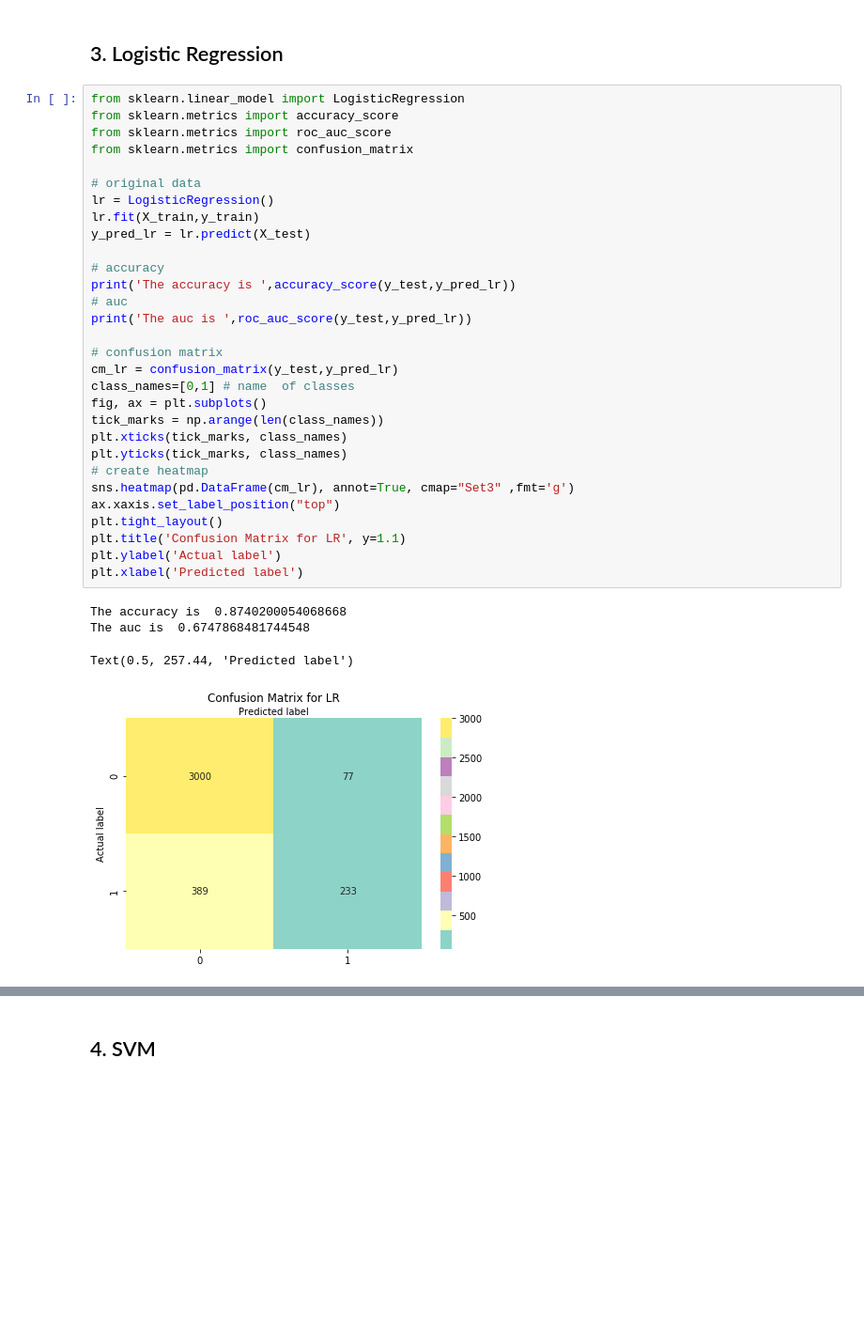
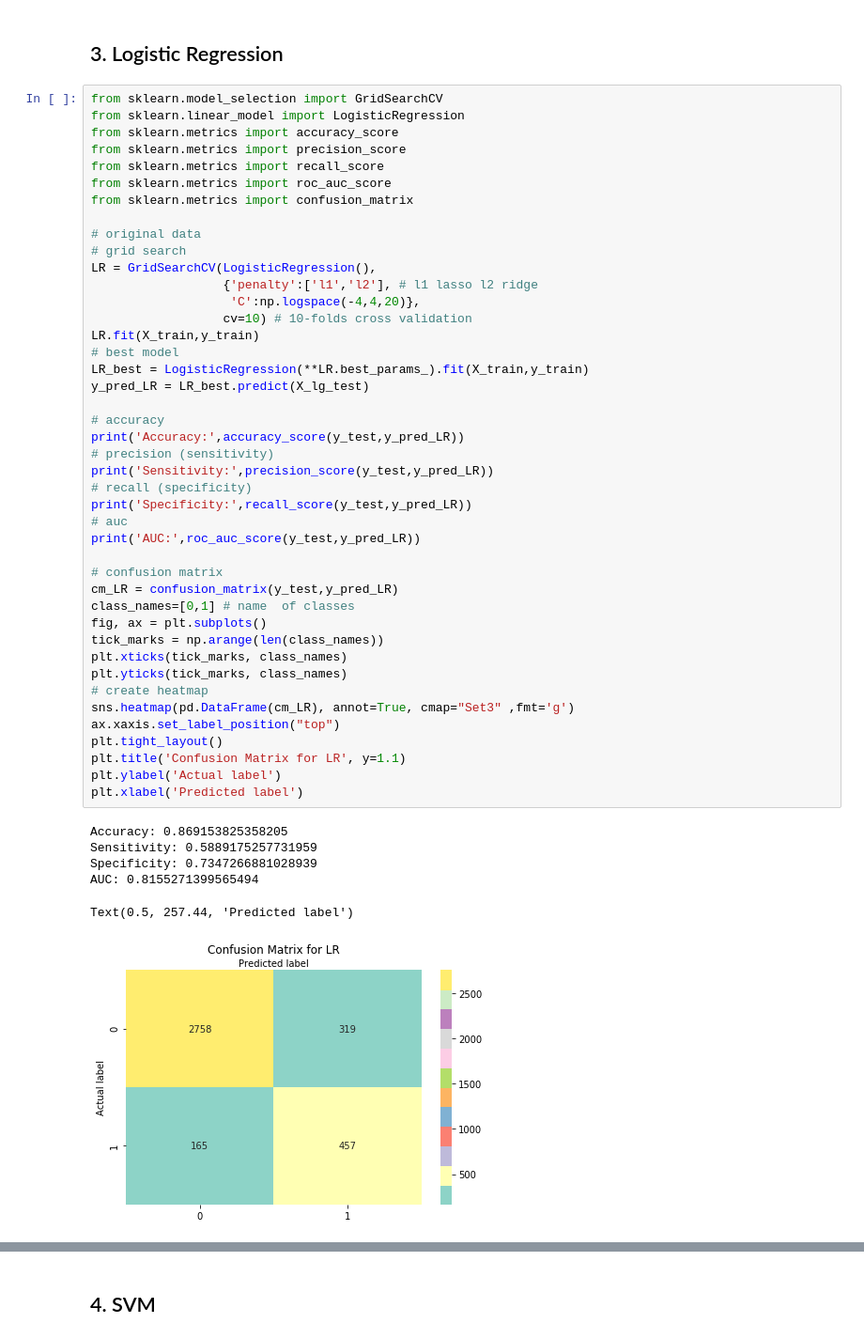
Before and after one commit to YingtianLIANG/APSTA-GE-2011-Proj2, a Jupyter notebook: APSTA-GE-2011-Proj2.ipynb, the cells around one changed output, grey strips where cells are left out. Shown at 94% size. Cells and saved outputs as stored; diff of their text form; blank space fills up the shorter version.

```diff
--- a/APSTA-GE-2011-Proj2.ipynb
+++ b/APSTA-GE-2011-Proj2.ipynb
@@ -342,39 +341,54 @@ X_lg_test = scaler.transform(X_lg_test)
 # %% [markdown]
 ## 3. Logistic Regression
 # %%
+from sklearn.model_selection import GridSearchCV
 from sklearn.linear_model import LogisticRegression
 from sklearn.metrics import accuracy_score
+from sklearn.metrics import precision_score
+from sklearn.metrics import recall_score
 from sklearn.metrics import roc_auc_score
 from sklearn.metrics import confusion_matrix
 
 # original data
-lr = LogisticRegression()
-lr.fit(X_train,y_train)
-y_pred_lr = lr.predict(X_test)
+# grid search
+LR = GridSearchCV(LogisticRegression(),
+                  {'penalty':['l1','l2'], # l1 lasso l2 ridge
+                   'C':np.logspace(-4,4,20)},
+                  cv=10) # 10-folds cross validation
+LR.fit(X_train,y_train)
+# best model
+LR_best = LogisticRegression(**LR.best_params_).fit(X_train,y_train)
+y_pred_LR = LR_best.predict(X_lg_test)
 
 # accuracy
-print('The accuracy is ',accuracy_score(y_test,y_pred_lr))
+print('Accuracy:',accuracy_score(y_test,y_pred_LR))
+# precision (sensitivity)
+print('Sensitivity:',precision_score(y_test,y_pred_LR))
+# recall (specificity)
+print('Specificity:',recall_score(y_test,y_pred_LR))
 # auc
-print('The auc is ',roc_auc_score(y_test,y_pred_lr))
+print('AUC:',roc_auc_score(y_test,y_pred_LR))
 
 # confusion matrix
-cm_lr = confusion_matrix(y_test,y_pred_lr)
+cm_LR = confusion_matrix(y_test,y_pred_LR)
 class_names=[0,1] # name  of classes
 fig, ax = plt.subplots()
 tick_marks = np.arange(len(class_names))
 plt.xticks(tick_marks, class_names)
 plt.yticks(tick_marks, class_names)
 # create heatmap
-sns.heatmap(pd.DataFrame(cm_lr), annot=True, cmap="Set3" ,fmt='g')
+sns.heatmap(pd.DataFrame(cm_LR), annot=True, cmap="Set3" ,fmt='g')
 ax.xaxis.set_label_position("top")
 plt.tight_layout()
 plt.title('Confusion Matrix for LR', y=1.1)
 plt.ylabel('Actual label')
 plt.xlabel('Predicted label')
 # %% [output]
-The accuracy is  0.8740200054068668
-The auc is  0.6747868481744548
+Accuracy: 0.869153825358205
+Sensitivity: 0.5889175257731959
+Specificity: 0.7347266881028939
+AUC: 0.8155271399565494
 Text(0.5, 257.44, 'Predicted label')
-[figure, old version]
+[figure, new version]
 # %%
 # on log-transformed data
```
Also changed, not shown: parts of 19 cells of this notebook.
